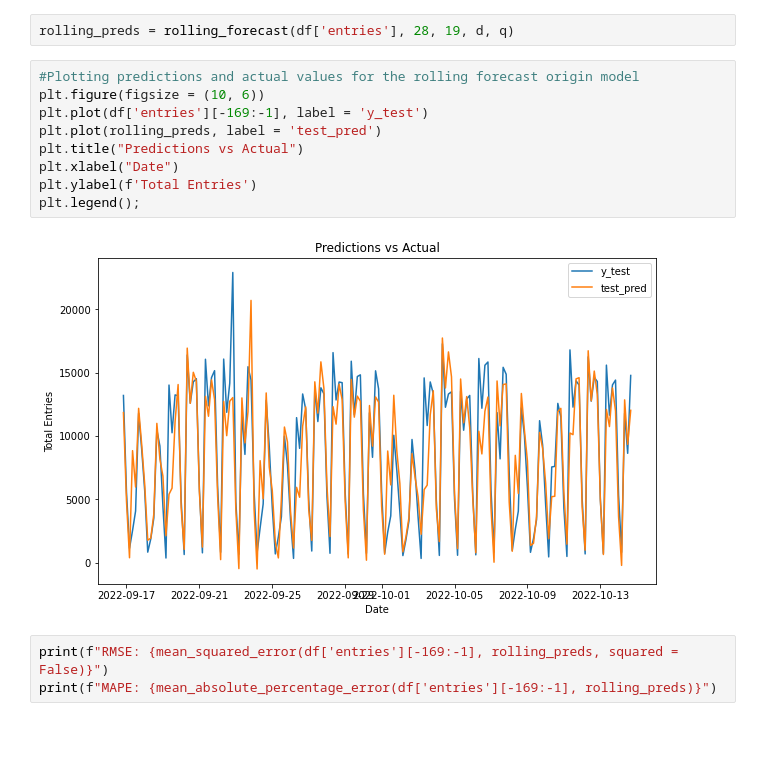
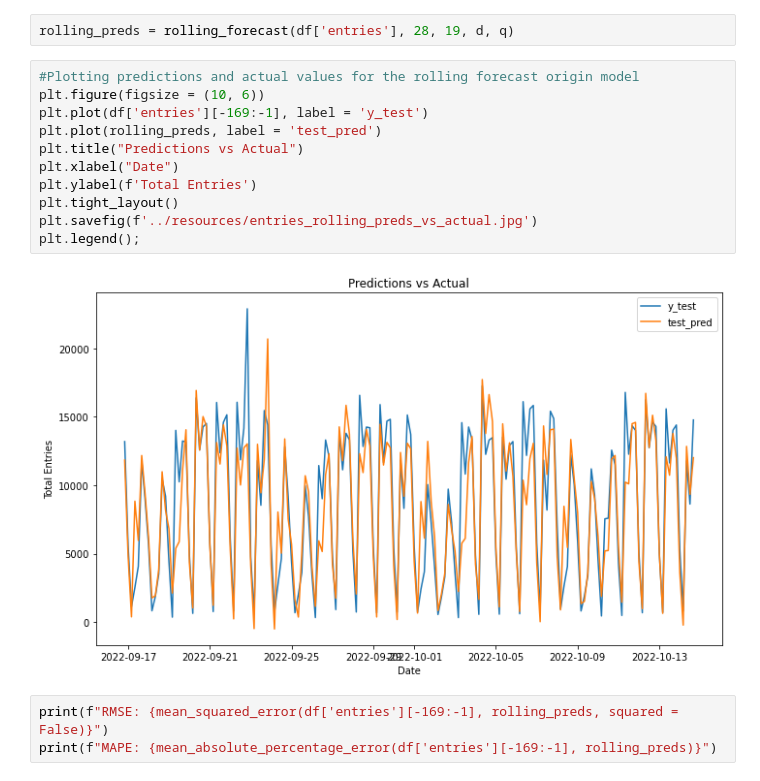
Before and after one commit to lmarett8/nyc_subway_traffic, a Jupyter notebook: notebooks/04_Preprocessing_Modeling.ipynb, the cells around one changed output. Saved outputs shown, nothing was run; the diff lists cells and outputs as text; blank space fills up the shorter version.

Commit message:
added plots and added more comments to the notebook

```diff
--- a/notebooks/04_Preprocessing_Modeling.ipynb
+++ b/notebooks/04_Preprocessing_Modeling.ipynb
@@ -426,14 +422,16 @@ rolling_preds = rolling_forecast(df['entries'], 28, 19, d, q)
 # %%
 #Plotting predictions and actual values for the rolling forecast origin model
 plt.figure(figsize = (10, 6))
 plt.plot(df['entries'][-169:-1], label = 'y_test')
 plt.plot(rolling_preds, label = 'test_pred')
 plt.title("Predictions vs Actual")
 plt.xlabel("Date")
 plt.ylabel(f'Total Entries')
+plt.tight_layout()
+plt.savefig(f'../resources/entries_rolling_preds_vs_actual.jpg')
 plt.legend();
 # %% [output]
-[figure, old version]
+[figure, new version]
 # %%
 print(f"RMSE: {mean_squared_error(df['entries'][-169:-1], rolling_preds, squared = False)}")
 print(f"MAPE: {mean_absolute_percentage_error(df['entries'][-169:-1], rolling_preds)}")
```
Also changed, not shown: parts of 10 cells of this notebook.
